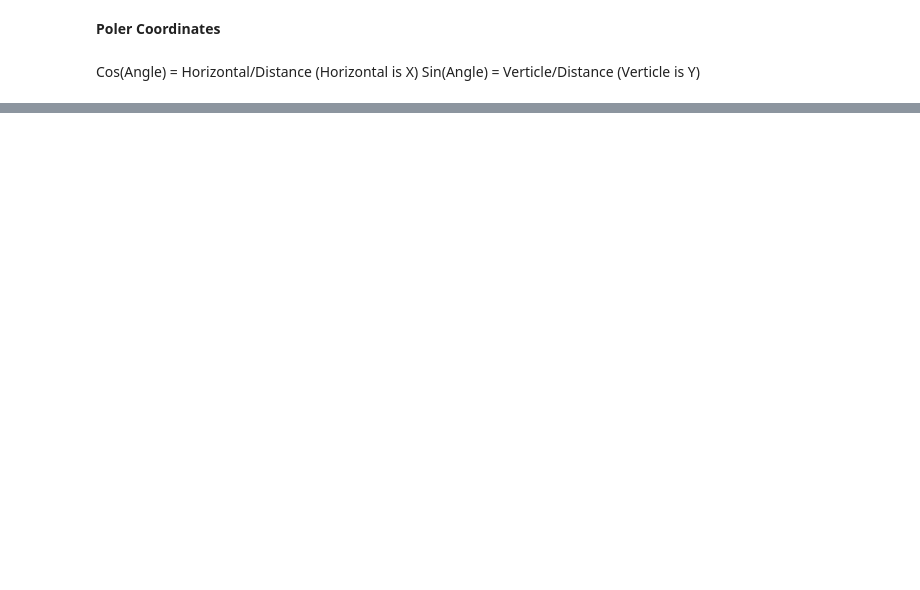
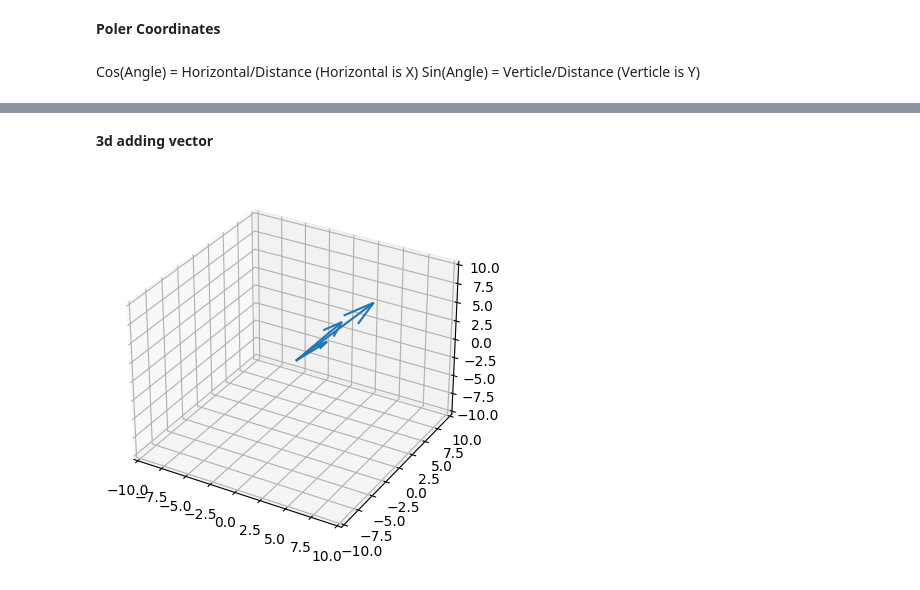
Before and after one commit to sarimk80/Math-in-Minutes, a Jupyter notebook: math_in_programming.ipynb, the cells around one changed output, grey strips where cells are left out. Cells and saved outputs as stored; diff of their text form; code cells hidden in the pictures; blank space fills up the shorter version.

```diff
--- a/math_in_programming.ipynb
+++ b/math_in_programming.ipynb
@@ -202,0 +251,28 @@ plt.show()
+# %% [markdown]
+**3d adding vector**
+# %%
+fig = plt.figure()
+ax = plt.axes(projection='3d')
+
+vector1 = np.array([2,2,2])
+vector2 = np.array([4,1,6])
+origin = np.array([0,0,0])
+
+sumOfVector = np.array([ vector1[0]+vector2[0], vector1[1]+vector2[1], vector1[2]+vector2[2] ])
+
+
+allVectors = np.array([vector1,vector2,sumOfVector])
+
+
+x,y,z = allVectors[:,0],allVectors[:,1],allVectors[:,2]
+
+
+ax.quiver(*origin,x,y,z,length=1)
+
+ax.set_xlim([-10, 10])
+ax.set_ylim([-10, 10])
+ax.set_zlim([-10,10])
+plt.grid()
+plt.show()
+# %% [output]
+[figure, added]
```
Also changed, not shown: parts of 16 cells of this notebook.
